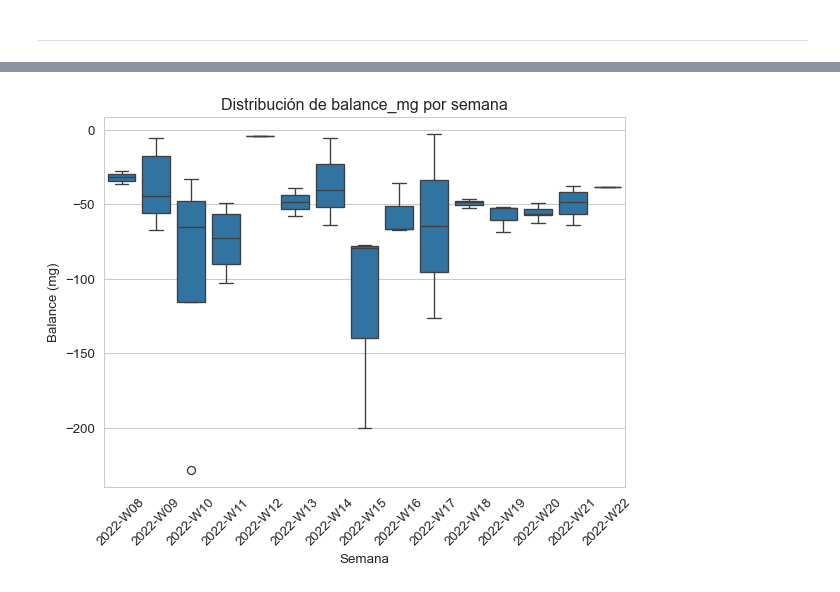
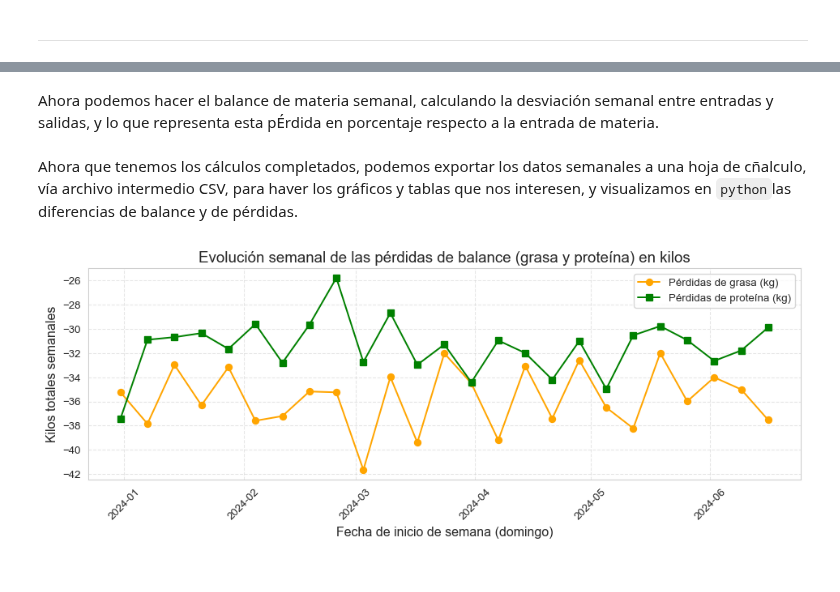
Before and after one commit to juanriera/master-queseria, a Jupyter notebook: 090-balance-materia.ipynb, the cells around one changed output, grey strips where cells are left out. Saved outputs shown, nothing was run; the diff lists cells and outputs as text; code cells hidden in the pictures.

```diff
--- a/090-balance-materia.ipynb
+++ b/090-balance-materia.ipynb
@@ -390,13 +214,15 @@ plt.show()
-# %%
-# Crear el boxplot
-sns.boxplot(x='semana_iso', y='balance_mg', data=df_sns)
-
-# Opcional: mejorar la visualización
-plt.title('Distribución de balance_mg por semana')
-plt.xlabel('Semana')
-plt.ylabel('Balance (mg)')
-plt.xticks(rotation=45)  # Si los nombres de semana son largos
-
-plt.show()
-# %% [output]
-[figure, removed]
+# %% [markdown]
+Ahora podemos hacer el balance de materia semanal, calculando la desviación semanal entre entradas y salidas, y lo que representa esta pÉrdida en porcentaje respecto a la entrada de materia.
+# %%
+#| code-fold: false
+
+### Balance de Materia (Salida - Entrada)
+# La falta de producto queda como negativo al hacer Salida - Entrada
+df_semanal['balance_liquido_mg'] = df_semanal['envio_fab_mg_kg'] - df_semanal['entrada_mg_kg']
+df_semanal['balance_liquido_mp'] = df_semanal['envio_fab_mp_kg'] - df_semanal['entrada_mp_kg']
+
+# Porcentaje de pérdida respecto a la entrada
+df_semanal['perdida_mg_pct'] = df_semanal['balance_liquido_mg'] / df_semanal['envio_fab_mg_kg'] * 100
+df_semanal['perdida_mp_pct'] = df_semanal['balance_liquido_mp'] / df_semanal['envio_fab_mp_kg'] * 100
+# %% [markdown]
+Ahora que tenemos los cálculos completados, podemos exportar los datos semanales a una hoja de cñalculo, vía archivo intermedio CSV, para haver los gráficos y tablas que nos interesen, y visualizamos en `python`las diferencias de balance y de pérdidas.
@@ -402,0 +238,20 @@ plt.show()
+# %%
+# Visualización de las dos líneas
+plt.figure(figsize=(10, 4))
+
+# Graficamos ambas columnas
+plt.plot(df_semanal.index, df_semanal['balance_liquido_mg'], marker='o', color='orange', label='Pérdidas de grasa (kg)')
+plt.plot(df_semanal.index, df_semanal['balance_liquido_mp'], marker='s', color='green', label='Pérdidas de proteína (kg)')
+
+# Configuración del gráfico
+plt.title('Evolución semanal de las pérdidas de balance (grasa y proteína) en kilos', fontsize=14)
+plt.xlabel('Fecha de inicio de semana (domingo)', fontsize=12)
+plt.ylabel('Kilos totales semanales', fontsize=12)
+plt.legend() # Muestra la leyenda para distinguir las líneas
+plt.grid(True, linestyle='--', alpha=0.5)
+plt.xticks(rotation=45)
+plt.tight_layout()
+
+plt.show()
+# %% [output]
+[figure, added]
```
Also changed, not shown: parts of 48 cells of this notebook, 20 other files.
